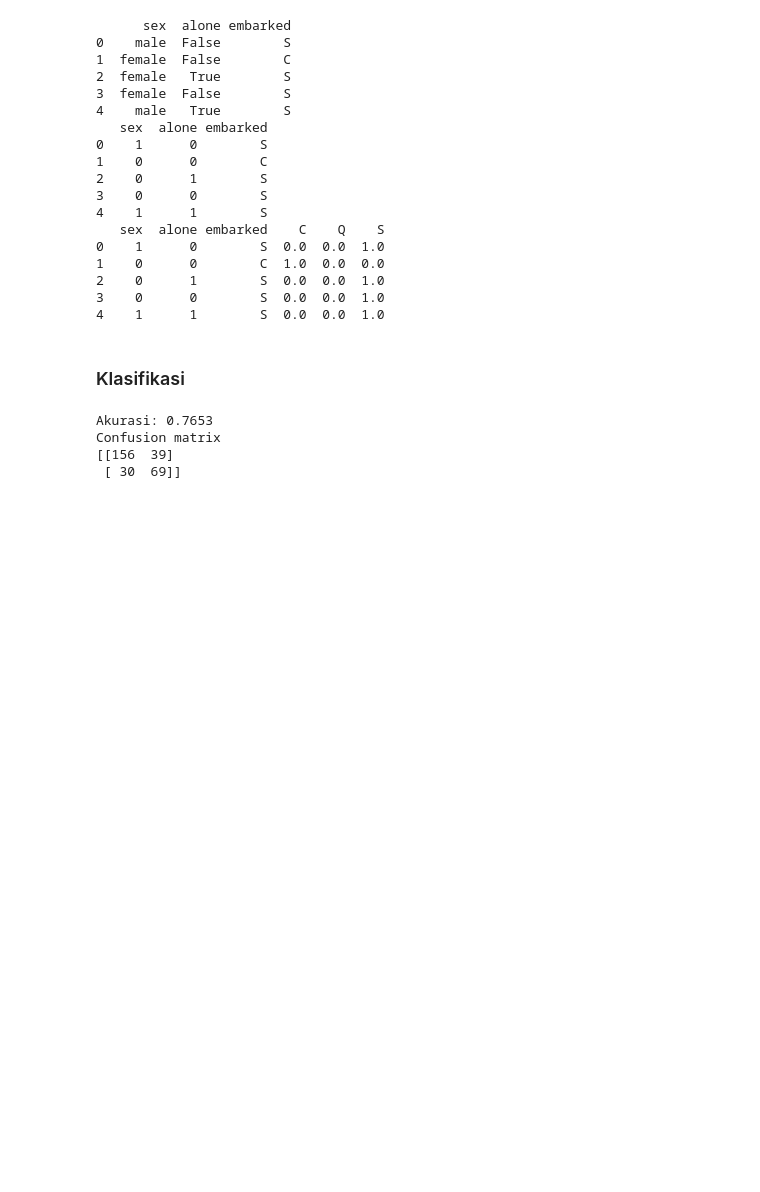
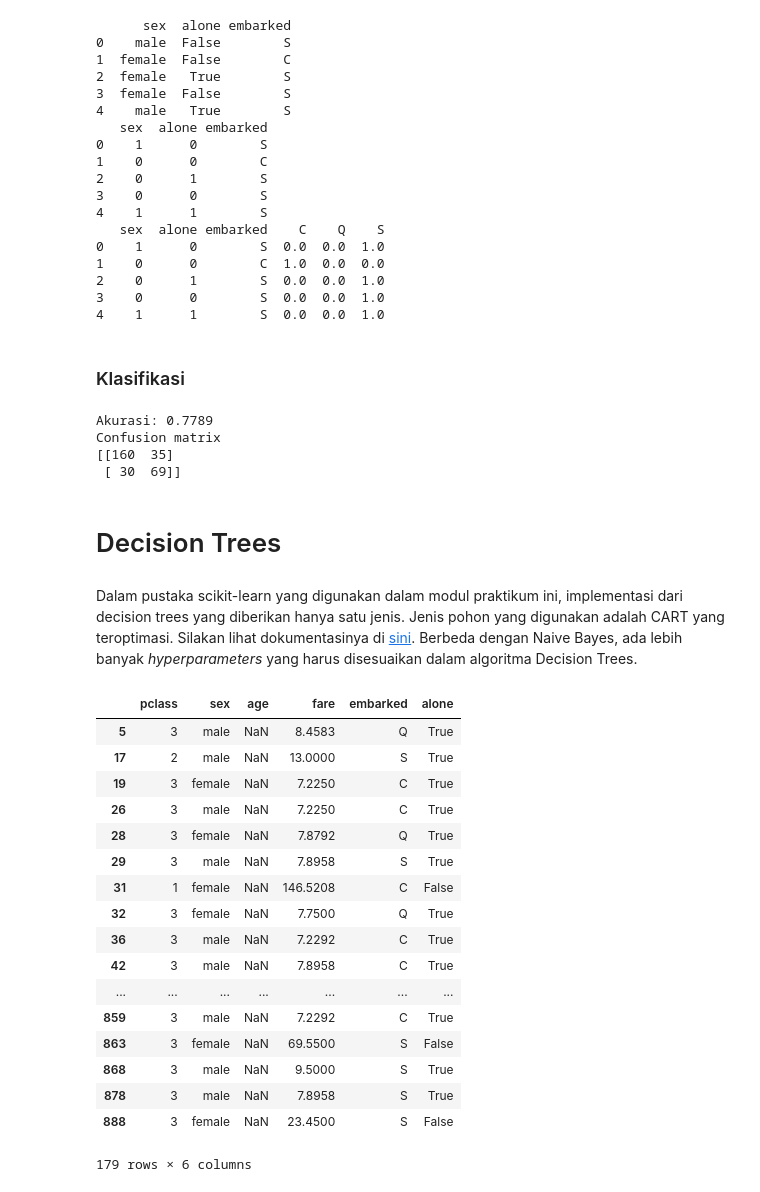
Before and after one commit to aliakbars/uai-dm, a Jupyter notebook: scripts/lab2.ipynb, the cells around one changed output. Cells and saved outputs as stored; diff of their text form; code cells hidden in the pictures; blank space fills up the shorter version.

```diff
--- a/scripts/lab2.ipynb
+++ b/scripts/lab2.ipynb
@@ -259,7 +261,7 @@ X_train, X_test, y_train, y_test = train_test_split(X, y, test_size=0.33, random
 # %%
 from sklearn.naive_bayes import BernoulliNB
 
-clf = BernoulliNB(fit_prior=False) # inisialisasi classifier
+clf = BernoulliNB() # inisialisasi classifier
 clf.fit(X_train, y_train) # membuat model dengan melakukan fitting class-conditional Gaussians
 y_pred = clf.predict(X_test) # memprediksi data baru dengan menggunakan model yang telah dibentuk
 
@@ -267,7 +269,33 @@ print "Akurasi: %.4f" % accuracy_score(y_test, y_pred)
 print "Confusion matrix"
 print confusion_matrix(y_test, y_pred)
 # %% [output]
-Akurasi: 0.7653
+Akurasi: 0.7789
 Confusion matrix
-[[156  39]
+[[160  35]
  [ 30  69]]
+# %% [markdown]
+# Decision Trees
+# %% [markdown]
+Dalam pustaka scikit-learn yang digunakan dalam modul praktikum ini, implementasi dari decision trees yang diberikan hanya satu jenis. Jenis pohon yang digunakan adalah CART yang teroptimasi. Silakan lihat dokumentasinya di [sini](http://scikit-learn.org/stable/modules/tree.html). Berbeda dengan Naive Bayes, ada lebih banyak _hyperparameters_ yang harus disesuaikan dalam algoritma Decision Trees.
+# %%
+X = df[['pclass', 'sex', 'age', 'fare', 'embarked', 'alone']]
+X[X.isnull().any(axis=1)]
+# %% [output]
+|  | pclass | sex | age | fare | embarked | alone |
+| 5 | 3 | male | NaN | 8.4583 | Q | True |
+| 17 | 2 | male | NaN | 13.0000 | S | True |
+| 19 | 3 | female | NaN | 7.2250 | C | True |
+| 26 | 3 | male | NaN | 7.2250 | C | True |
+| 28 | 3 | female | NaN | 7.8792 | Q | True |
+| 29 | 3 | male | NaN | 7.8958 | S | True |
+| 31 | 1 | female | NaN | 146.5208 | C | False |
+| 32 | 3 | female | NaN | 7.7500 | Q | True |
+| 36 | 3 | male | NaN | 7.2292 | C | True |
+| 42 | 3 | male | NaN | 7.8958 | C | True |
+| ... | ... | ... | ... | ... | ... | ... |
+| 859 | 3 | male | NaN | 7.2292 | C | True |
+| 863 | 3 | female | NaN | 69.5500 | S | False |
+| 868 | 3 | male | NaN | 9.5000 | S | True |
+| 878 | 3 | male | NaN | 7.8958 | S | True |
+| 888 | 3 | female | NaN | 23.4500 | S | False |
+179 rows × 6 columns
```
Also changed, not shown: parts of 12 cells of this notebook.
